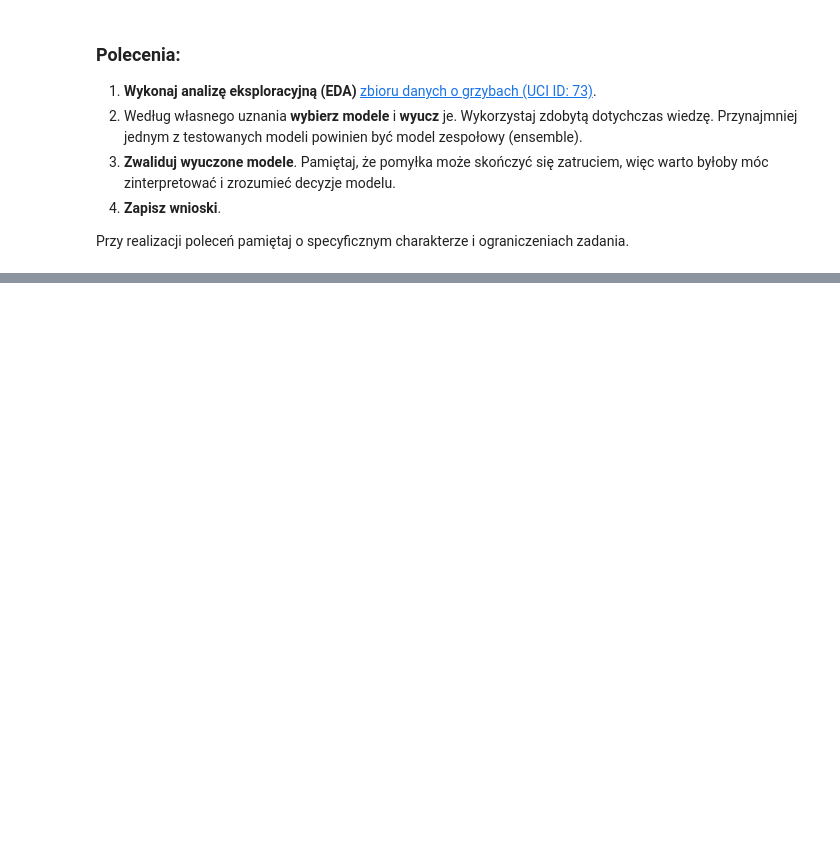
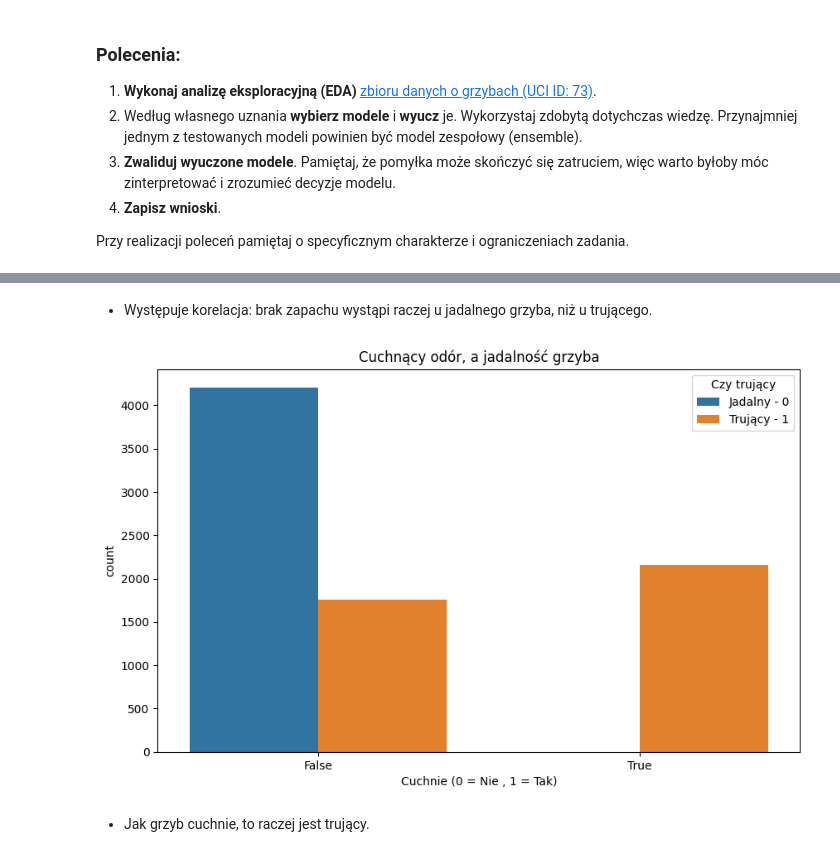
Before and after one commit to Zajecia-na-PWr-LR/lista-5-dawidmuszynski1, a Jupyter notebook: Zad_2.ipynb, the cells around one changed output, grey strips where cells are left out. Saved outputs shown, nothing was run; the diff lists cells and outputs as text; code cells hidden in the pictures; blank space fills up the shorter version.

```diff
--- a/Zad_2.ipynb
+++ b/Zad_2.ipynb
@@ -33,0 +231,13 @@ Error:
+# %% [markdown]
+- Występuje korelacja: brak zapachu wystąpi raczej u jadalnego grzyba, niż u trującego.
+# %%
+plt.figure(figsize = (10, 6))
+sns.countplot(x = 'odor_f', hue = 'poisonous', data = encoded)
+plt.title("Cuchnący odór, a jadalność grzyba")
+plt.xlabel("Cuchnie (0 = Nie , 1 = Tak)")
+plt.legend(title = "Czy trujący", labels = ['Jadalny - 0', 'Trujący - 1'])
+plt.show()
+# %% [output]
+[figure, added]
+# %% [markdown]
+- Jak grzyb cuchnie, to raczej jest trujący.
```
Also changed, not shown: parts of 23 cells of this notebook.
